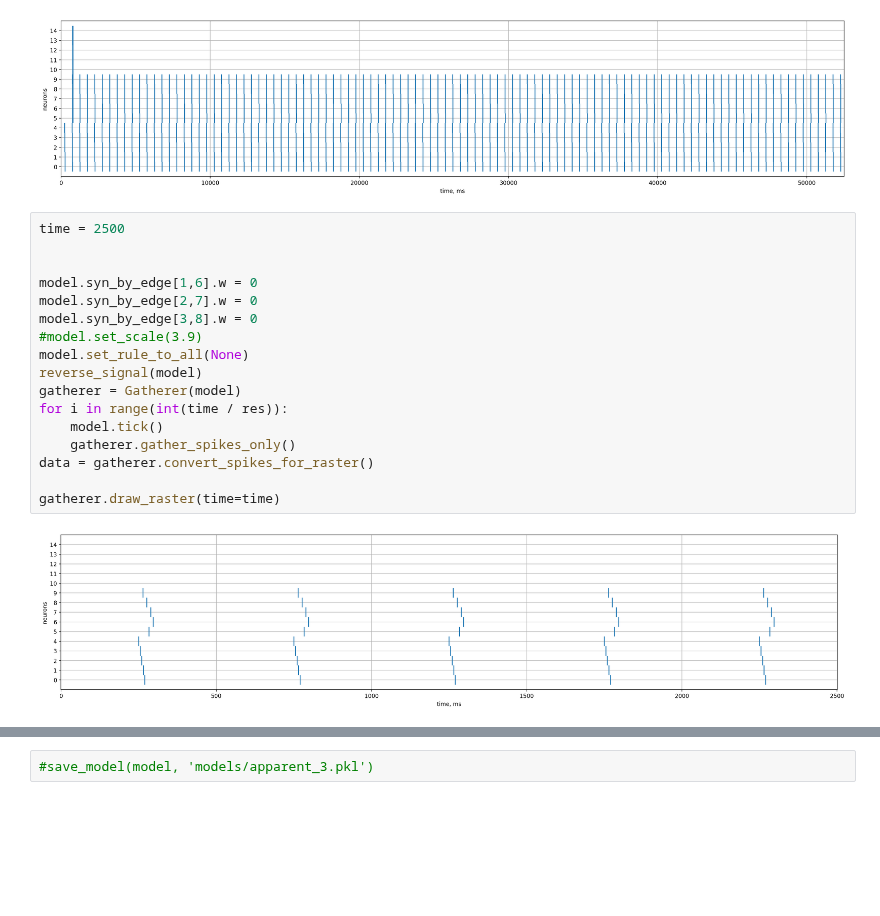
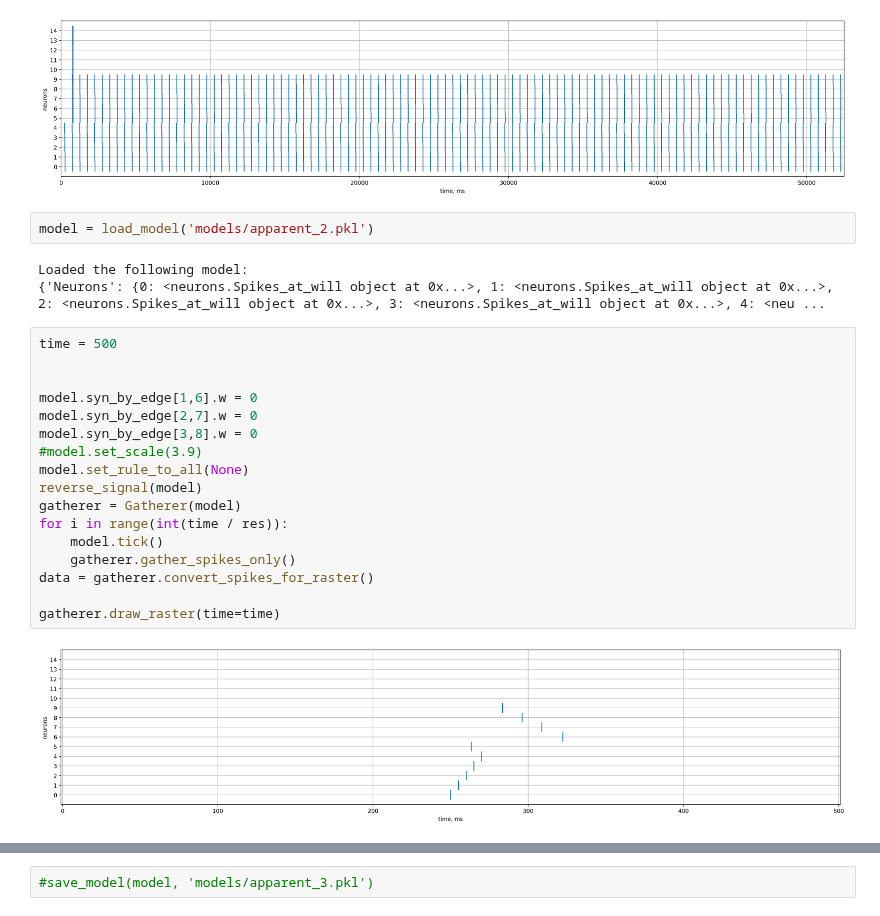
Before and after one commit to iamkg0/rustyspikes, a Jupyter notebook: Prototype/tracing.ipynb, the cells around one changed output, grey strips where cells are left out. Cells and saved outputs as stored; diff of their text form; blank space fills up the shorter version.

```diff
--- a/Prototype/tracing.ipynb
+++ b/Prototype/tracing.ipynb
@@ -255,25 +255,30 @@ data = gatherer.convert_spikes_for_raster()
 gatherer.draw_raster(time=time)
 # %% [output]
 [figure]
+# %%
+model = load_model('models/apparent_2.pkl')
+# %% [output]
+Loaded the following model:
+{'Neurons': {0: <neurons.Spikes_at_will object at 0x...>, 1: <neurons.Spikes_at_will object at 0x...>, 2: <neurons.Spikes_at_will object at 0x...>, 3: <neurons.Spikes_at_will object at 0x...>, 4: <neu ...
 # %%
-time = 2500
+time = 500
 
 
 model.syn_by_edge[1,6].w = 0
 model.syn_by_edge[2,7].w = 0
 model.syn_by_edge[3,8].w = 0
 #model.set_scale(3.9)
 model.set_rule_to_all(None)
 reverse_signal(model)
 gatherer = Gatherer(model)
 for i in range(int(time / res)):
     model.tick()
     gatherer.gather_spikes_only()
 data = gatherer.convert_spikes_for_raster()
 
 gatherer.draw_raster(time=time)
 # %% [output]
-[figure, old version]
+[figure, new version]
 # %%
 #for i in range(5):
 #    model[4-i].awaiting_time = i*24
```
Also changed, not shown: parts of 1 cell of this notebook.
